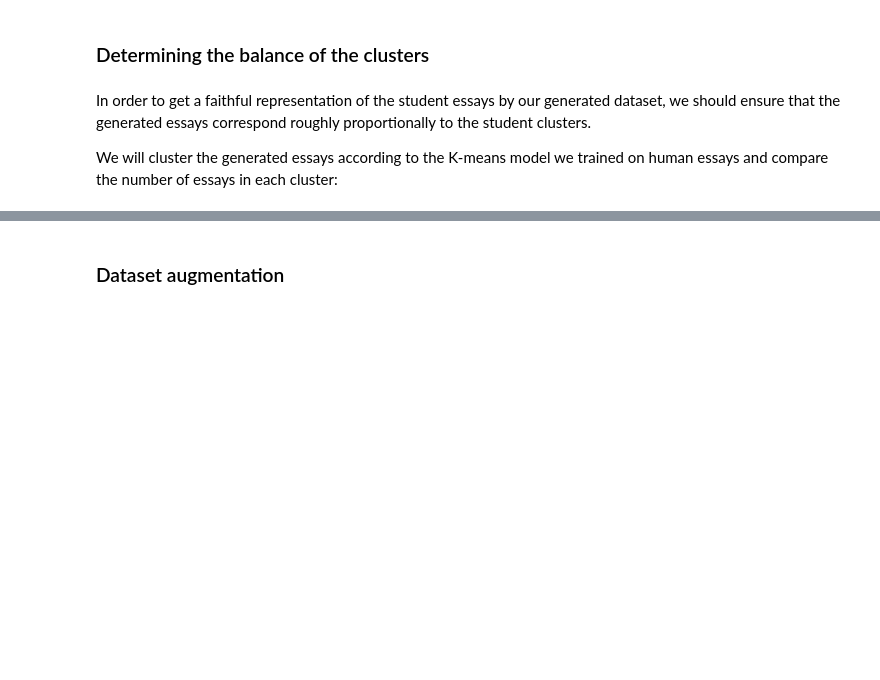
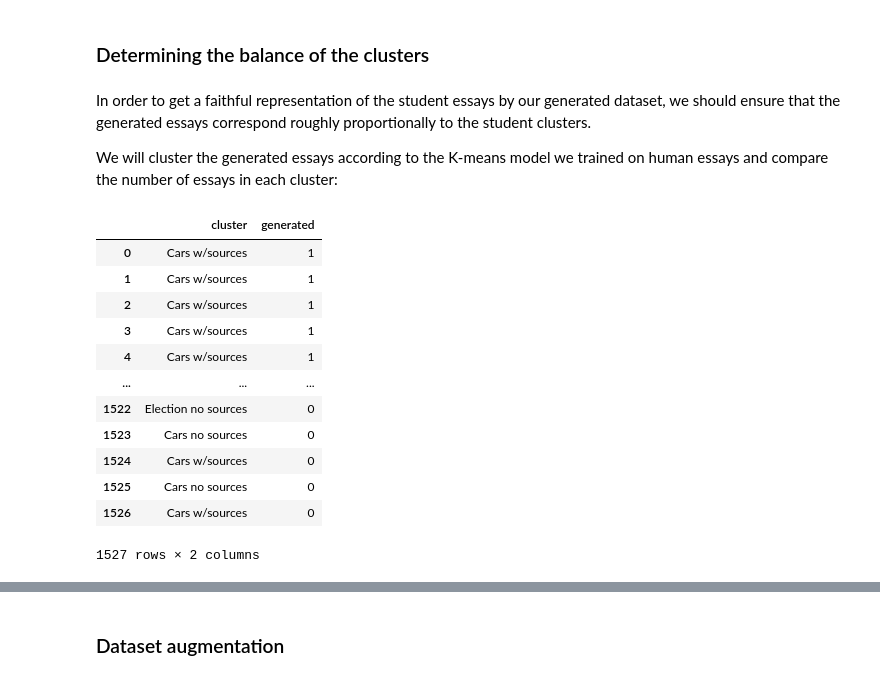
Before and after one commit to dimits-ts/practical_data_science, a Jupyter notebook: llm_detection/notebooks/llm_detection.ipynb, the cells around one changed output, grey strips where cells are left out. Saved outputs shown, nothing was run; the diff lists cells and outputs as text; code cells hidden in the pictures; blank space fills up the shorter version.

```diff
--- a/llm_detection/notebooks/llm_detection.ipynb
+++ b/llm_detection/notebooks/llm_detection.ipynb
@@ -928,6 +928,6 @@ km = KMeans(n_clusters=2,
             init="k-means++",
             random_state=42,
             n_init=10)
-generated_clusters = km.fit_predict(x_embed_generated)
+generated_clusters = km.fit_predict(x_generated)
 print_clusters(generated_clusters, generated_df)
 # %% [output]
@@ -1024,17 +1056,32 @@ In order to get a faithful representation of the student essays by our generated
 
 We will cluster the generated essays according to the K-means model we trained on human essays and compare the number of essays in each cluster:
 # %%
-guessed_gen_clusters = km.predict(x_embed_generated)
+embed_generated = np.array([x for x in df.loc[df.generated==1].embedding])
+guessed_gen_clusters = km.predict(embed_generated)
 # %%
-cluster_df = pd.DataFrame({"clusters": np.concatenate([
+cluster_df = pd.DataFrame({"cluster": np.concatenate([
                                 guessed_gen_clusters,
                                 human_clusters]),
                           "generated": np.concatenate([
                               np.ones_like(guessed_gen_clusters),
                               np.zeros_like(human_clusters)])})
 
 cluster_df.cluster = cluster_df.cluster.map(cluster_mapping)
 cluster_df
+# %% [output]
+|  | cluster | generated |
+| 0 | Cars w/sources | 1 |
+| 1 | Cars w/sources | 1 |
+| 2 | Cars w/sources | 1 |
+| 3 | Cars w/sources | 1 |
+| 4 | Cars w/sources | 1 |
+| ... | ... | ... |
+| 1522 | Election no sources | 0 |
+| 1523 | Cars no sources | 0 |
+| 1524 | Cars w/sources | 0 |
+| 1525 | Cars no sources | 0 |
+| 1526 | Cars w/sources | 0 |
+1527 rows × 2 columns
 # %%
 fig, (ax1, ax2) = plt.subplots(1, 2)
 
```
Also changed, not shown: parts of 11 cells of this notebook, 1 other file.
